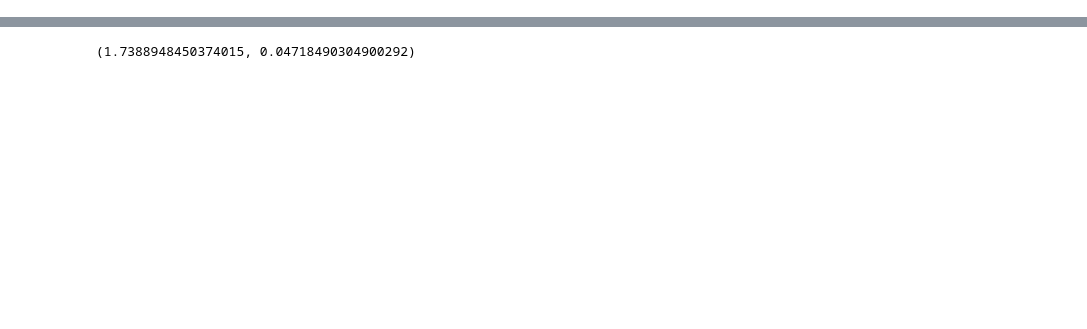
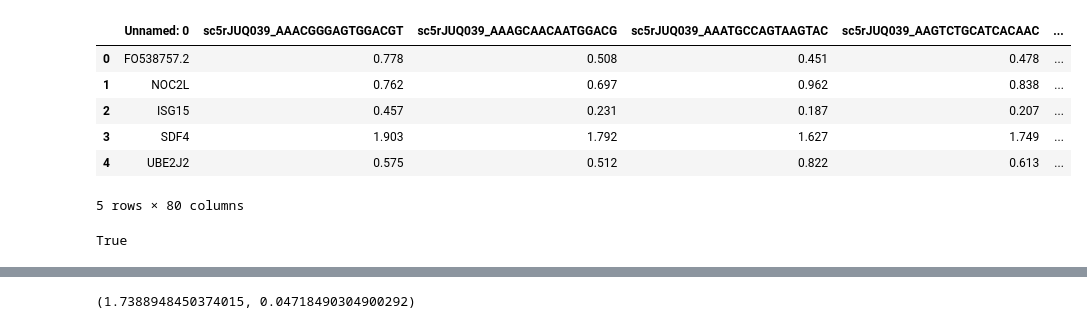
Before and after one commit to LedOverSea/DigNet_reproducibility, a Jupyter notebook: 复现笔记.ipynb, the cells around one changed output, grey strips where cells are left out. Saved outputs shown, nothing was run; the diff lists cells and outputs as text; code cells hidden in the pictures; blank space fills up the shorter version.

```diff
--- a/复现笔记.ipynb
+++ b/复现笔记.ipynb
@@ -184,0 +323,24 @@ list(itertools.combinations(a, 3))
+# %%
+BRCA_exp_filter_saver = pd.read_csv('Cancer_Datasets/S39_Cancer_BRCA_output.csv')
+BRCA_exp_filter_saver.head()
+# BRCA_exp_filter_saver的形状:(基因个数,细胞个数)
+# %% [output]
+|  | Unnamed: 0 | sc5rJUQ039_AAACGGGAGTGGACGT | sc5rJUQ039_AAAGCAACAATGGACG | sc5rJUQ039_AAATGCCAGTAAGTAC | sc5rJUQ039_AAGTCTGCATCACAAC | ... |
+| 0 | FO538757.2 | 0.778 | 0.508 | 0.451 | 0.478 | ... |
+| 1 | NOC2L | 0.762 | 0.697 | 0.962 | 0.838 | ... |
+| 2 | ISG15 | 0.457 | 0.231 | 0.187 | 0.207 | ... |
+| 3 | SDF4 | 1.903 | 1.792 | 1.627 | 1.749 | ... |
+| 4 | UBE2J2 | 0.575 | 0.512 | 0.822 | 0.613 | ... |
+5 rows × 80 columns
+# %%
+def is_symmetric(matrix):
+    # 检查是否为二维数组且行列数相等（方阵）
+    if matrix.ndim != 2 or matrix.shape[0] != matrix.shape[1]:
+        return False
+    # 使用allclose处理浮点数精度问题
+    return np.allclose(matrix, matrix.T)
+
+a = np.array([[1,2],[2,1]])
+is_symmetric(a)
+# %% [output]
+True
```
Also changed, not shown: parts of 17 cells of this notebook, 4 other files.
